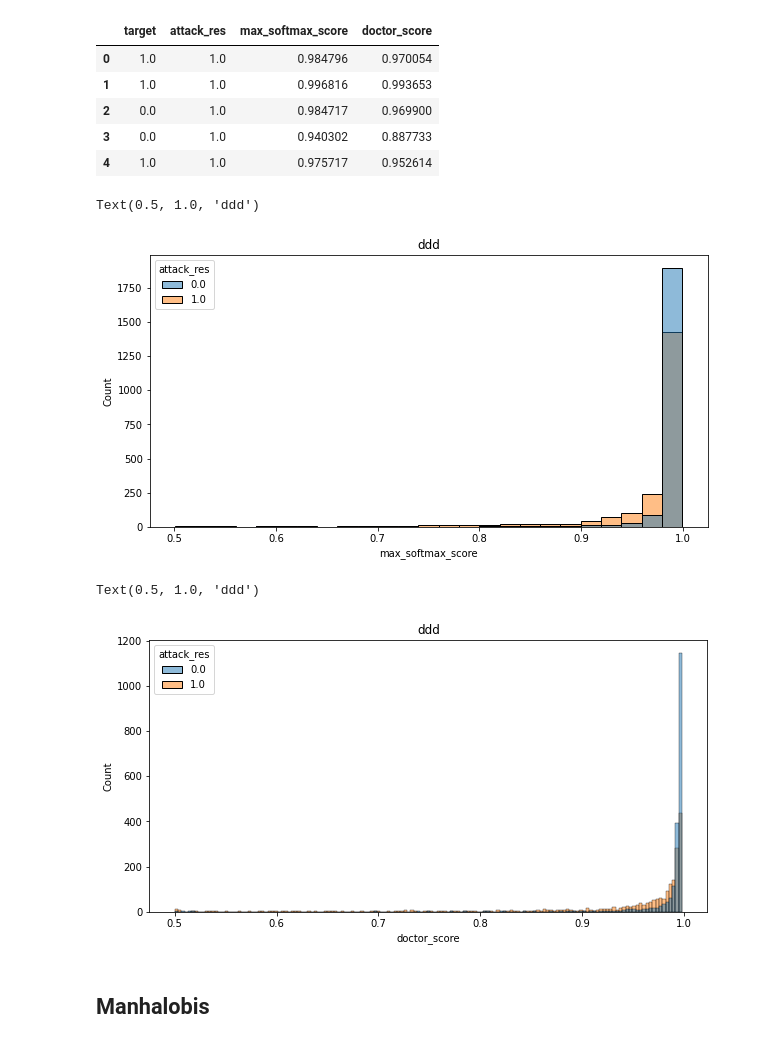
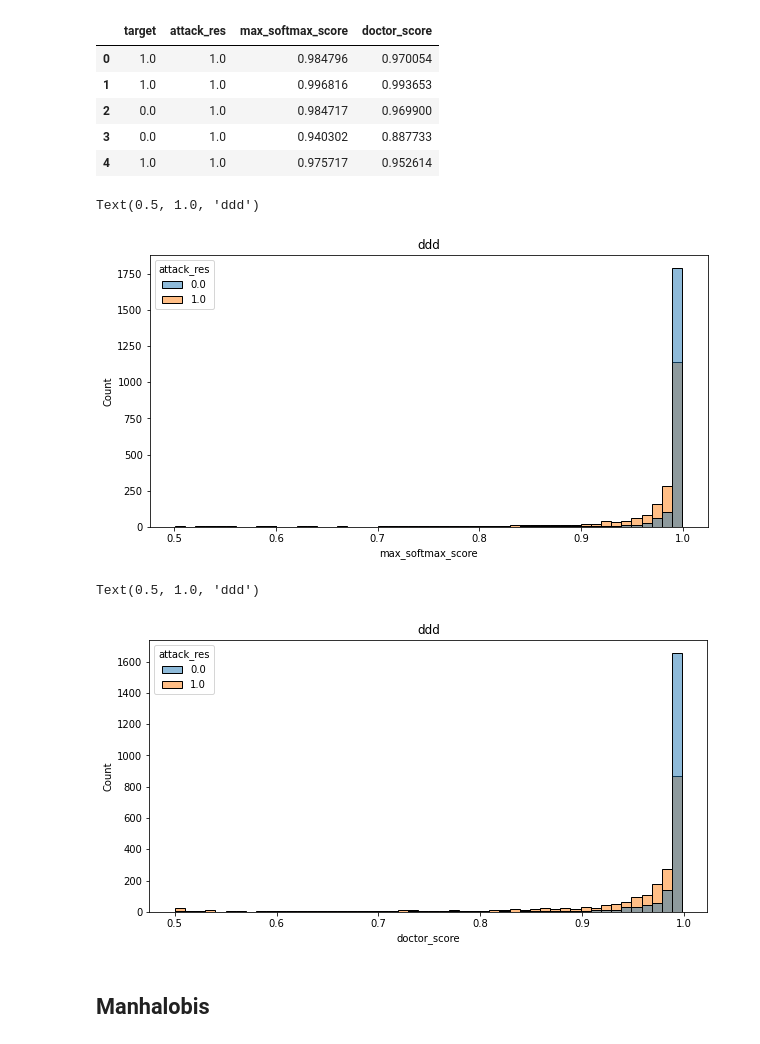
Before and after one commit to Tedonze/Adversarial_Attacks_NLP, a Jupyter notebook: odd_best_final.ipynb, the cells around one changed output. Cells and saved outputs as stored; diff of their text form; code cells hidden in the pictures.

```diff
--- a/odd_best_final.ipynb
+++ b/odd_best_final.ipynb
@@ -550,18 +550,18 @@ dataset.head()
 # %%
 import seaborn as sns
 plt.figure(figsize=(10,5))
-sns.histplot(data=dataset, x="max_softmax_score", hue="attack_res",bins=25)
+sns.histplot(data=dataset, x="max_softmax_score", hue="attack_res",bins=50)
 plt.title('ddd')
 # %% [output]
 Text(0.5, 1.0, 'ddd')
-[figure, old version]
+[figure, new version]
 # %%
 plt.figure(figsize=(10,5))
-sns.histplot(data=dataset, x="doctor_score", hue="attack_res")
+sns.histplot(data=dataset, x="doctor_score", hue="attack_res",bins=50)
 plt.title('ddd')
 # %% [output]
 Text(0.5, 1.0, 'ddd')
-[figure, old version]
+[figure, new version]
 # %% [markdown]
 ## Manhalobis
 # %%
```
Also changed, not shown: parts of 1 cell of this notebook.
